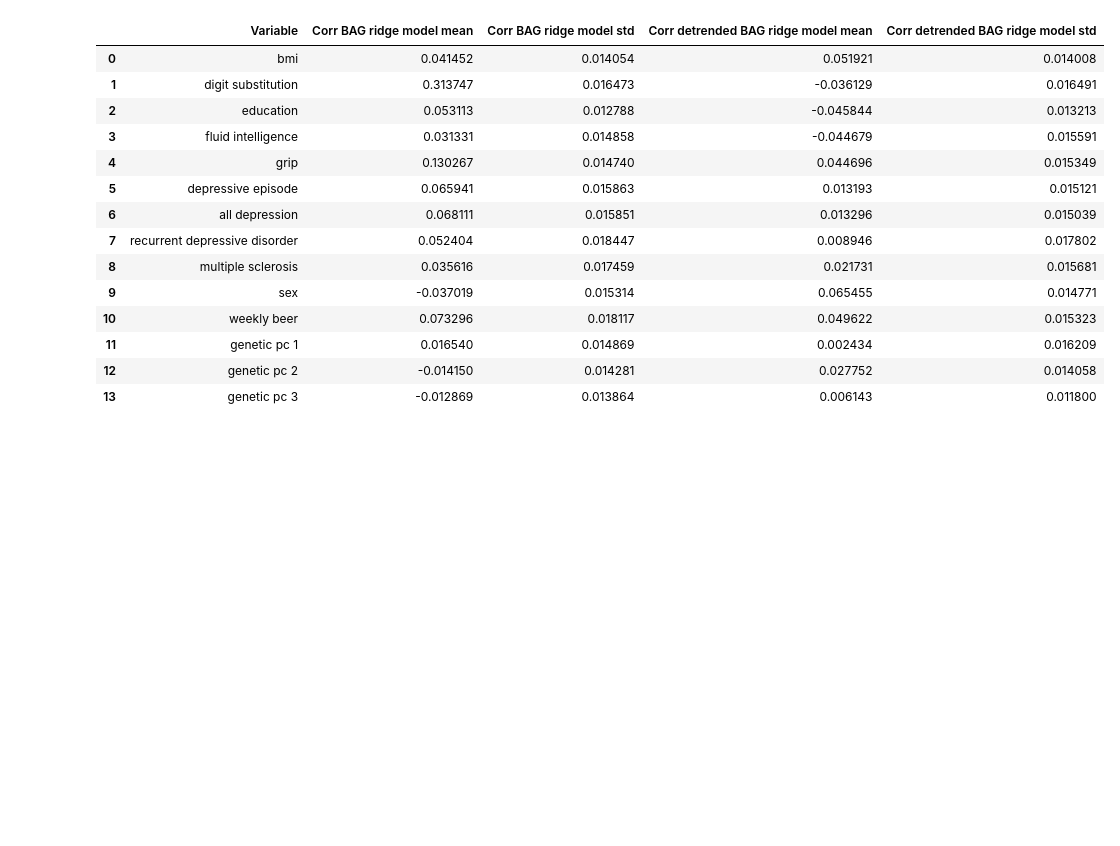
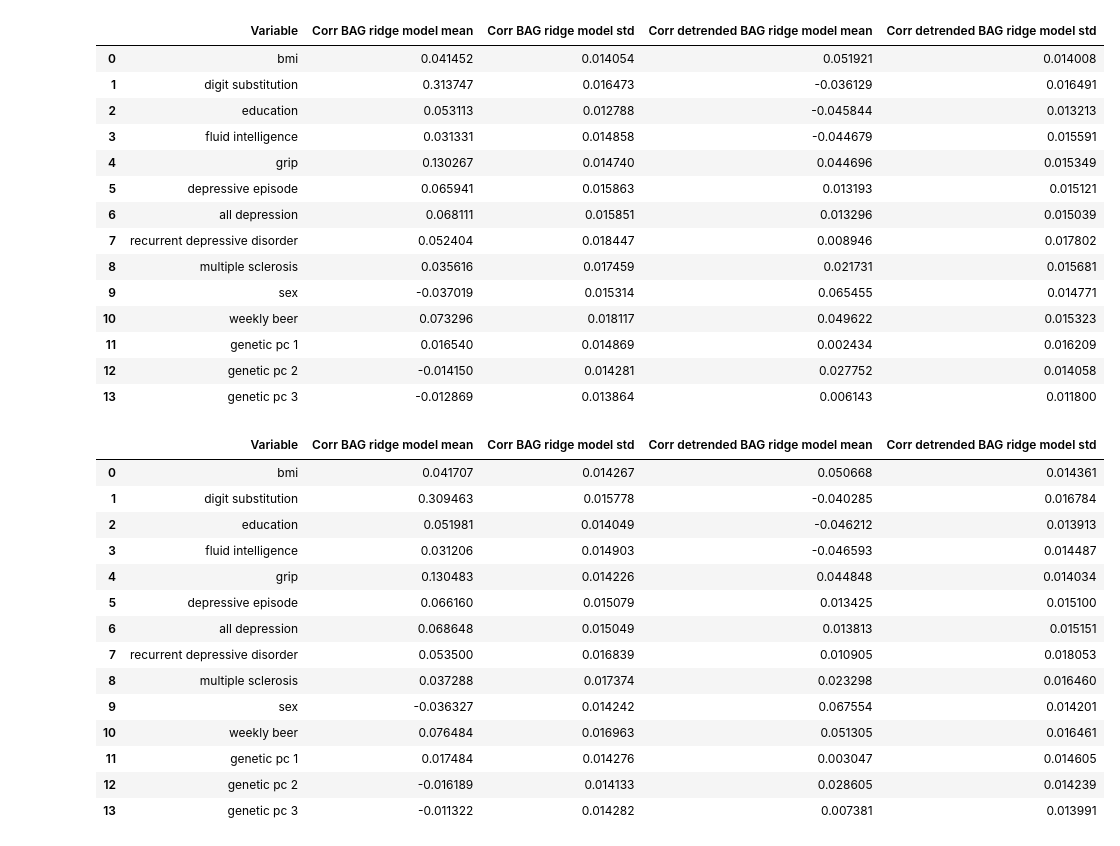
Before and after one commit to laura-riedel/brain_age_1D-CNN, a Jupyter notebook: src/schaefer_fc_matrix/ridge_brain_age_gaps.ipynb, the cells around one changed output. Drawn from its saved outputs; the diff is of its cells as text; code cells hidden in the pictures; blank space fills up the shorter version.

```diff
--- a/src/schaefer_fc_matrix/ridge_brain_age_gaps.ipynb
+++ b/src/schaefer_fc_matrix/ridge_brain_age_gaps.ipynb
@@ -98,3 +98,6 @@ true_age_corrs_bs_100
 | 0 | Predicted age ridge model | 0.667449 | 0.008035 |
 | 1 | BAG ridge model | -0.762438 | 0.006342 |
 | 2 | Detrended BAG ridge model | -0.000241 | 0.013452 |
+# %%
+true_age_corrs_bs_2000, variables_corrs_bs_2000 = utils.bootstrap_pipeline(data_overview_heldout,models=['ridge'],n_iterations=2000)
+true_age_corrs_bs_2000
@@ -134,3 +142,21 @@ variables_corrs_bs_100
 | 11 | genetic pc 1 | 0.016540 | 0.014869 | 0.002434 | 0.016209 |
 | 12 | genetic pc 2 | -0.014150 | 0.014281 | 0.027752 | 0.014058 |
 | 13 | genetic pc 3 | -0.012869 | 0.013864 | 0.006143 | 0.011800 |
+# %%
+variables_corrs_bs_2000
+# %% [output]
+|  | Variable | Corr BAG ridge model mean | Corr BAG ridge model std | Corr detrended BAG ridge model mean | Corr detrended BAG ridge model std |
+| 0 | bmi | 0.041707 | 0.014267 | 0.050668 | 0.014361 |
+| 1 | digit substitution | 0.309463 | 0.015778 | -0.040285 | 0.016784 |
+| 2 | education | 0.051981 | 0.014049 | -0.046212 | 0.013913 |
+| 3 | fluid intelligence | 0.031206 | 0.014903 | -0.046593 | 0.014487 |
+| 4 | grip | 0.130483 | 0.014226 | 0.044848 | 0.014034 |
+| 5 | depressive episode | 0.066160 | 0.015079 | 0.013425 | 0.015100 |
+| 6 | all depression | 0.068648 | 0.015049 | 0.013813 | 0.015151 |
+| 7 | recurrent depressive disorder | 0.053500 | 0.016839 | 0.010905 | 0.018053 |
+| 8 | multiple sclerosis | 0.037288 | 0.017374 | 0.023298 | 0.016460 |
+| 9 | sex | -0.036327 | 0.014242 | 0.067554 | 0.014201 |
+| 10 | weekly beer | 0.076484 | 0.016963 | 0.051305 | 0.016461 |
+| 11 | genetic pc 1 | 0.017484 | 0.014276 | 0.003047 | 0.014605 |
+| 12 | genetic pc 2 | -0.016189 | 0.014133 | 0.028605 | 0.014239 |
+| 13 | genetic pc 3 | -0.011322 | 0.014282 | 0.007381 | 0.013991 |
```
Also changed, not shown: parts of 1 cell of this notebook, 1 other file.
